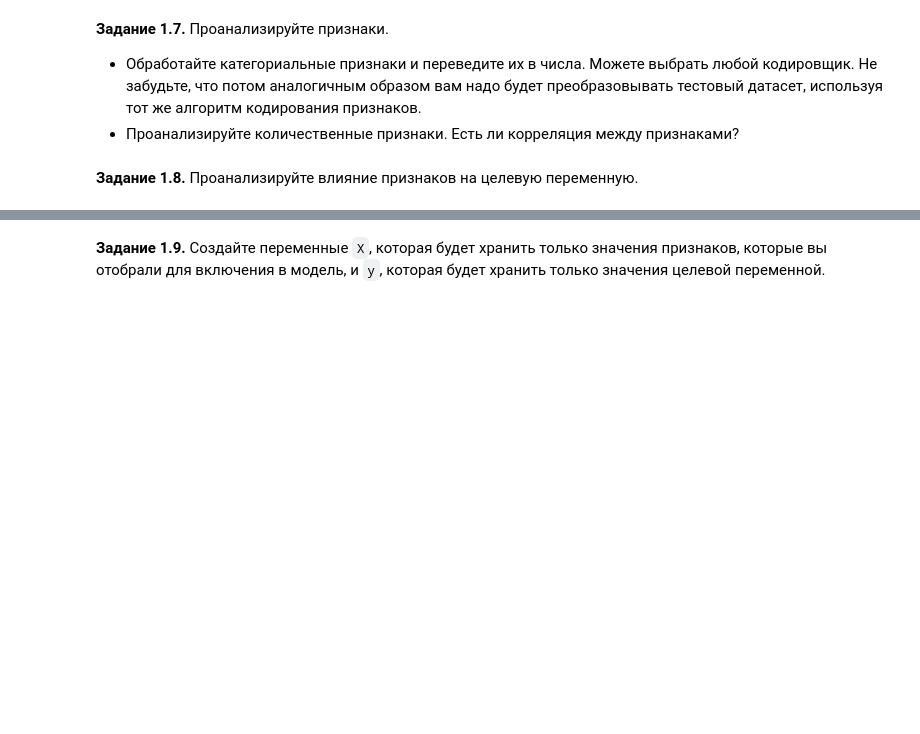
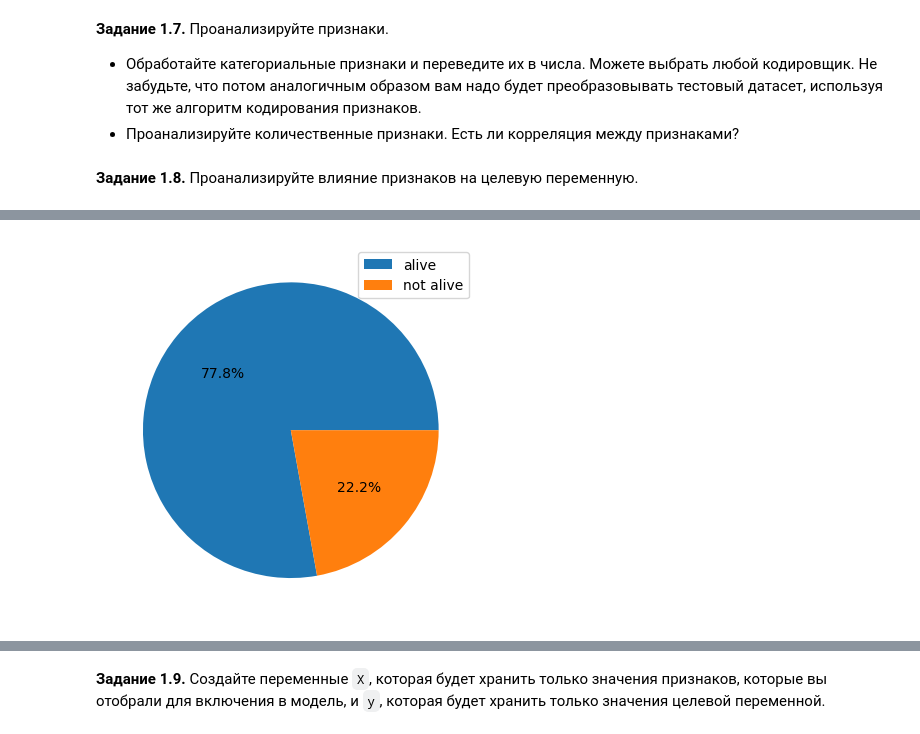
Before and after one commit to taucuya/DLS_1sem, a Jupyter notebook: week_01_ml_intro/Homework/hw_1_game_of_thrones.ipynb, the cells around one changed output, grey strips where cells are left out. Drawn from its saved outputs; the diff is of its cells as text; code cells hidden in the pictures; blank space fills up the shorter version.

```diff
--- a/week_01_ml_intro/Homework/hw_1_game_of_thrones.ipynb
+++ b/week_01_ml_intro/Homework/hw_1_game_of_thrones.ipynb
@@ -289,0 +505,7 @@ data.describe(include = [...]).T[['count', 'min', 'max']].assign(N_unique_values
+# %%
+analis = data['isAlive'].value_counts()
+plt.pie(analis, autopct='%1.1f%%')
+plt.legend(['alive', 'not alive'])
+plt.show()
+# %% [output]
+[figure, added]
```
Also changed, not shown: parts of 42 cells of this notebook.
